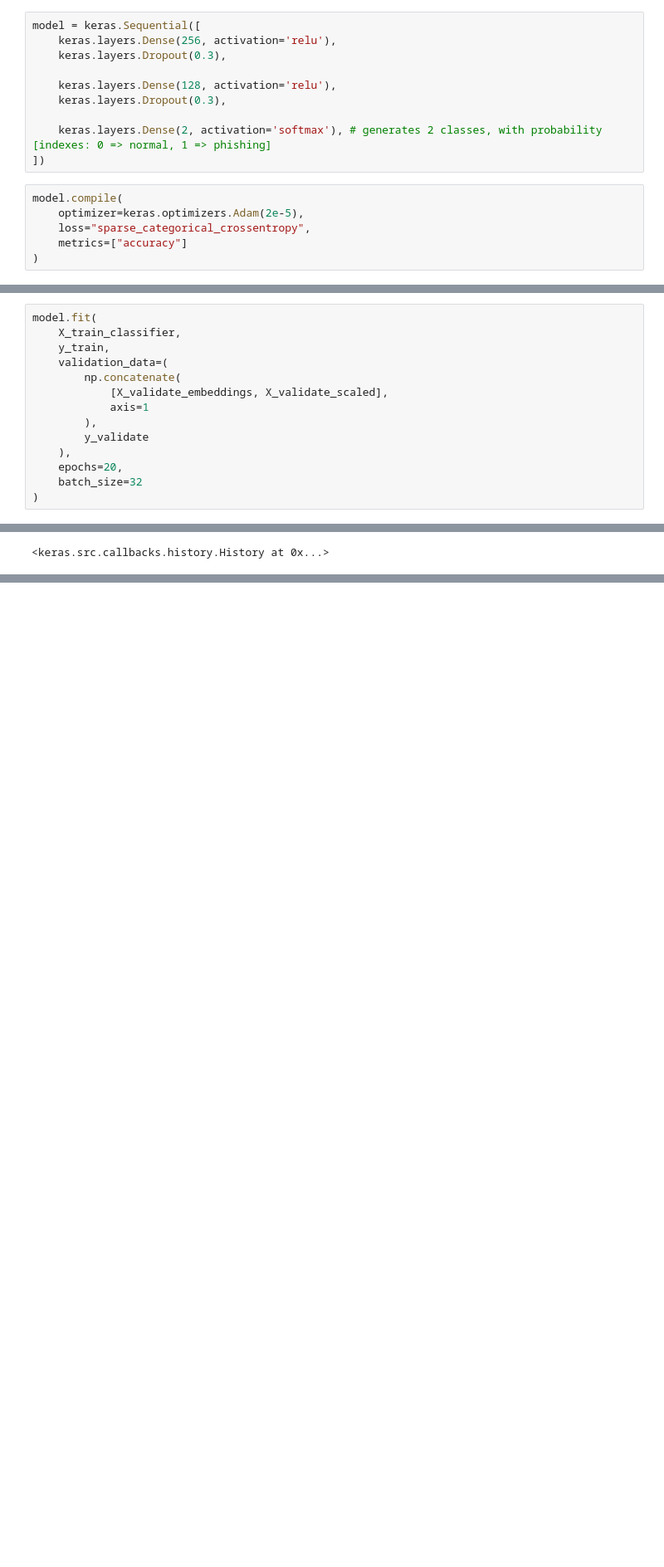
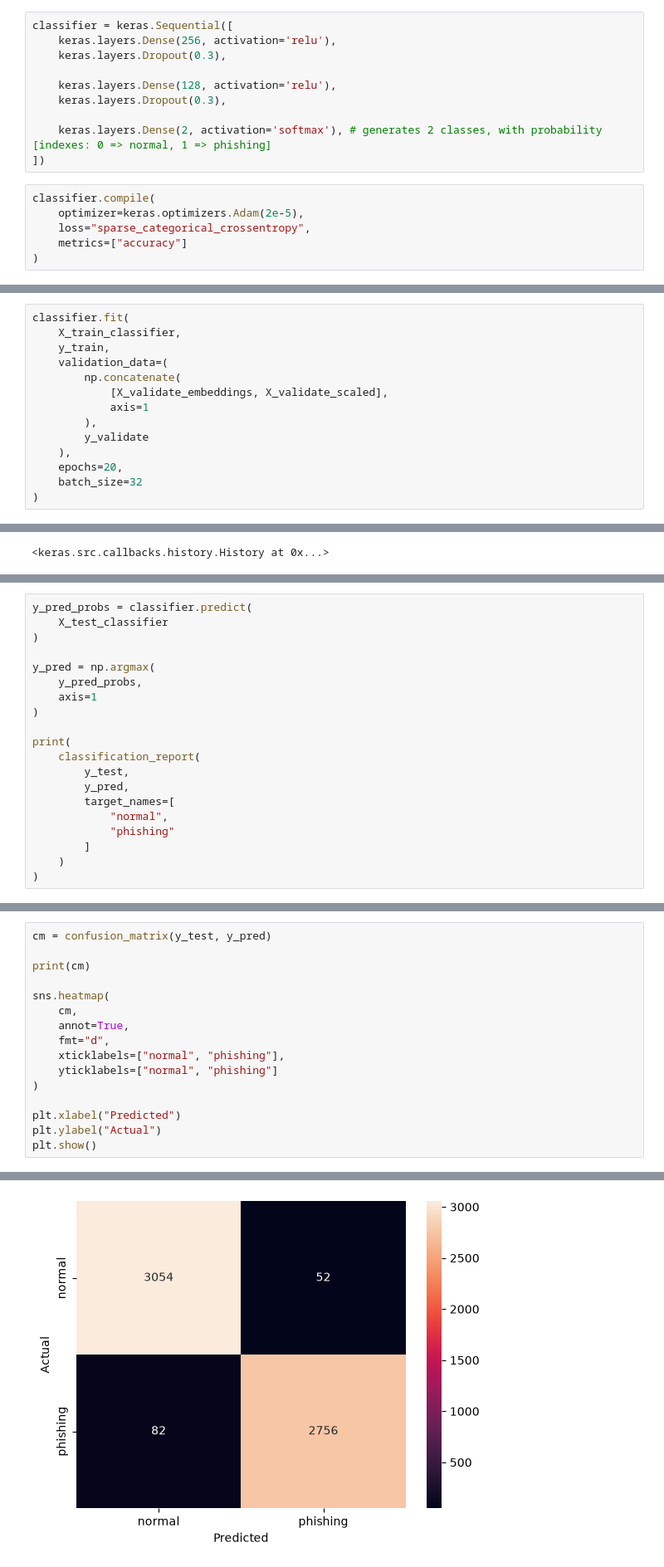
Before and after one commit to ProximaPrism/phishing-detection-with-bert-preprocessing, a Jupyter notebook: model.ipynb, the cells around one changed output, grey strips where cells are left out. Shown at 83% size. Cells and saved outputs as stored; diff of their text form; blank space fills up the shorter version.

Commit message:
[docs] Writeup README and some progress on analyzing base model

```diff
--- a/model.ipynb
+++ b/model.ipynb
@@ -723,7 +719,7 @@ X_train_classifier = np.concatenate(
 # %% [markdown]
 ## Model Building
 # %%
-model = keras.Sequential([
+classifier = keras.Sequential([
     keras.layers.Dense(256, activation='relu'),
     keras.layers.Dropout(0.3),
 
@@ -733,7 +729,7 @@ model = keras.Sequential([
     keras.layers.Dense(2, activation='softmax'), # generates 2 classes, with probability [indexes: 0 => normal, 1 => phishing]
 ])
 # %%
-model.compile(
+classifier.compile(
     optimizer=keras.optimizers.Adam(2e-5),
     loss="sparse_categorical_crossentropy",
     metrics=["accuracy"]
@@ -741,7 +737,7 @@ model.compile(
 # %% [markdown]
 ## Model Training
 # %%
-model.fit(
+classifier.fit(
     X_train_classifier,
     y_train,
     validation_data=(
@@ -792,0 +807,20 @@ Epoch 20/20
+# %%
+y_pred_probs = classifier.predict(
+    X_test_classifier
+)
+
+y_pred = np.argmax(
+    y_pred_probs,
+    axis=1
+)
+
+print(
+    classification_report(
+        y_test,
+        y_pred,
+        target_names=[
+            "normal",
+            "phishing"
+        ]
+    )
+)
@@ -792,0 +837,17 @@ Epoch 20/20
+# %%
+cm = confusion_matrix(y_test, y_pred)
+
+print(cm)
+
+sns.heatmap(
+    cm,
+    annot=True,
+    fmt="d",
+    xticklabels=["normal", "phishing"],
+    yticklabels=["normal", "phishing"]
+)
+
+plt.xlabel("Predicted")
+plt.ylabel("Actual")
+plt.show()
+# %% [output]
@@ -792,0 +856 @@ Epoch 20/20
+[figure, added]
```
Also changed, not shown: parts of 5 cells of this notebook, 1 other file.
